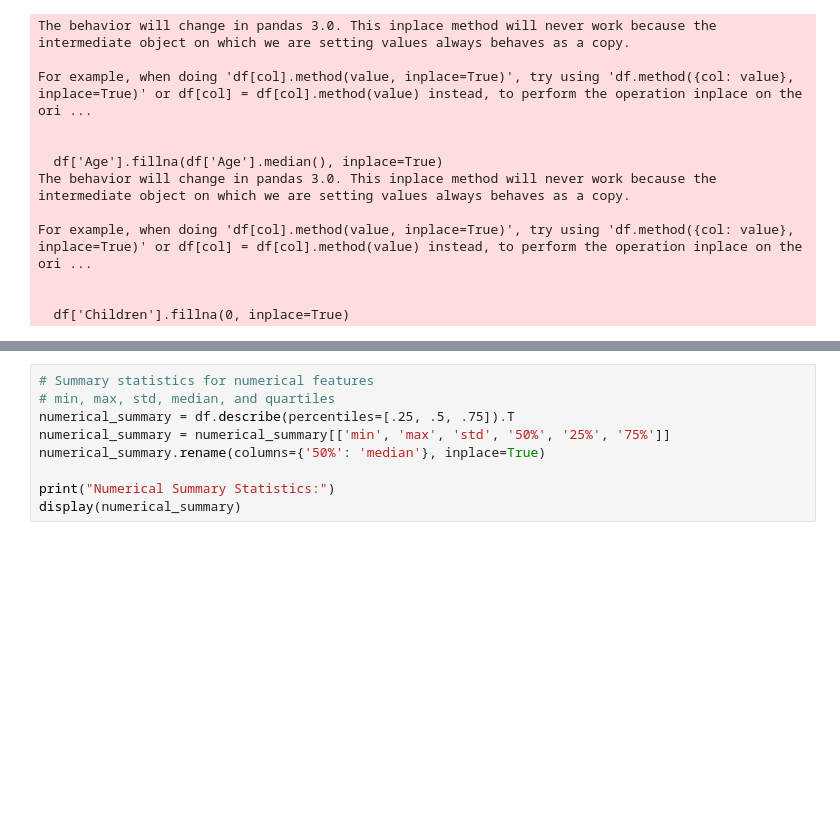
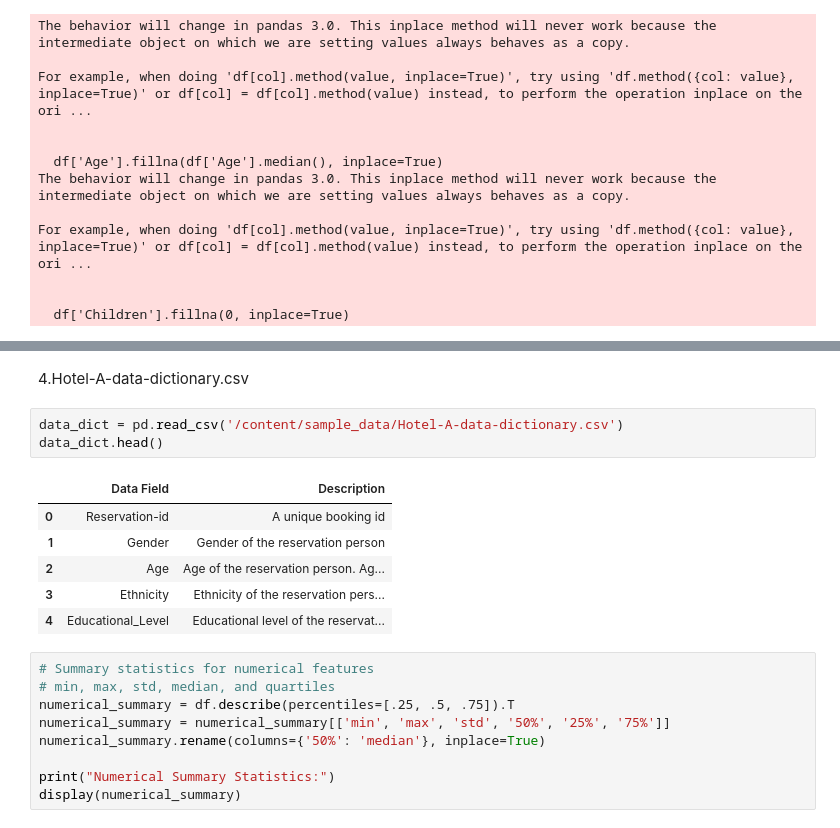
Before and after one commit to sathursiyakrishnamoorthy/Data-Science-Project-Hotel-A, a Jupyter notebook: DataCleaning&preprocessing.ipynb, the cells around one changed output, grey strips where cells are left out. Drawn from its saved outputs; the diff is of its cells as text; blank space fills up the shorter version.

Commit message:
Added data cleaning and preprocessing for train, validation, and test datasets.

```diff
--- a/DataCleaning&preprocessing.ipynb
+++ b/DataCleaning&preprocessing.ipynb
@@ -83,3 +121,15 @@ For example, when doing 'df[col].method(value, inplace=True)', try using 'df.met
+# %% [markdown]
+4.Hotel-A-data-dictionary.csv
+# %%
+data_dict = pd.read_csv('/content/sample_data/Hotel-A-data-dictionary.csv')
+data_dict.head()
+# %% [output]
+|  | Data Field | Description |
+| 0 | Reservation-id | A unique booking id |
+| 1 | Gender | Gender of the reservation person |
+| 2 | Age | Age of the reservation person. Ag... |
+| 3 | Ethnicity | Ethnicity of the reservation pers... |
+| 4 | Educational_Level | Educational level of the reservat... |
 # %%
 # Summary statistics for numerical features
 # min, max, std, median, and quartiles
```
Also changed, not shown: parts of 5 cells of this notebook.
